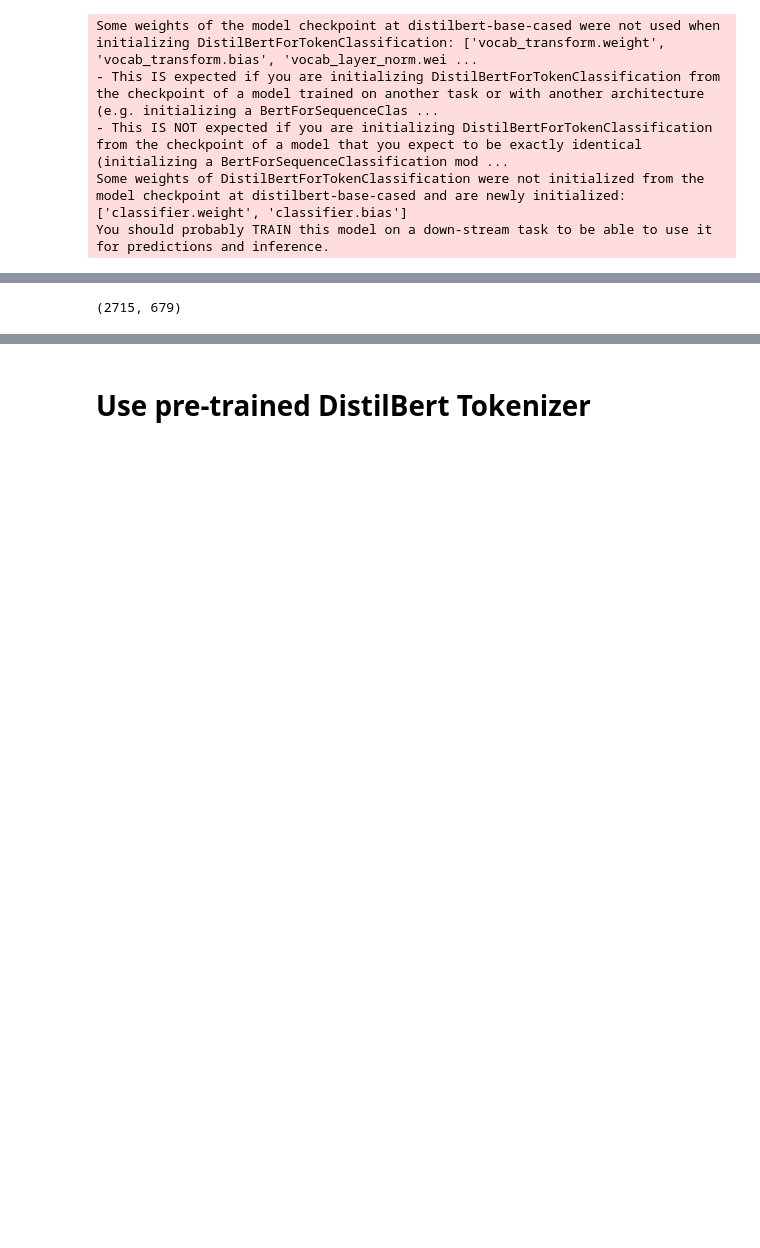
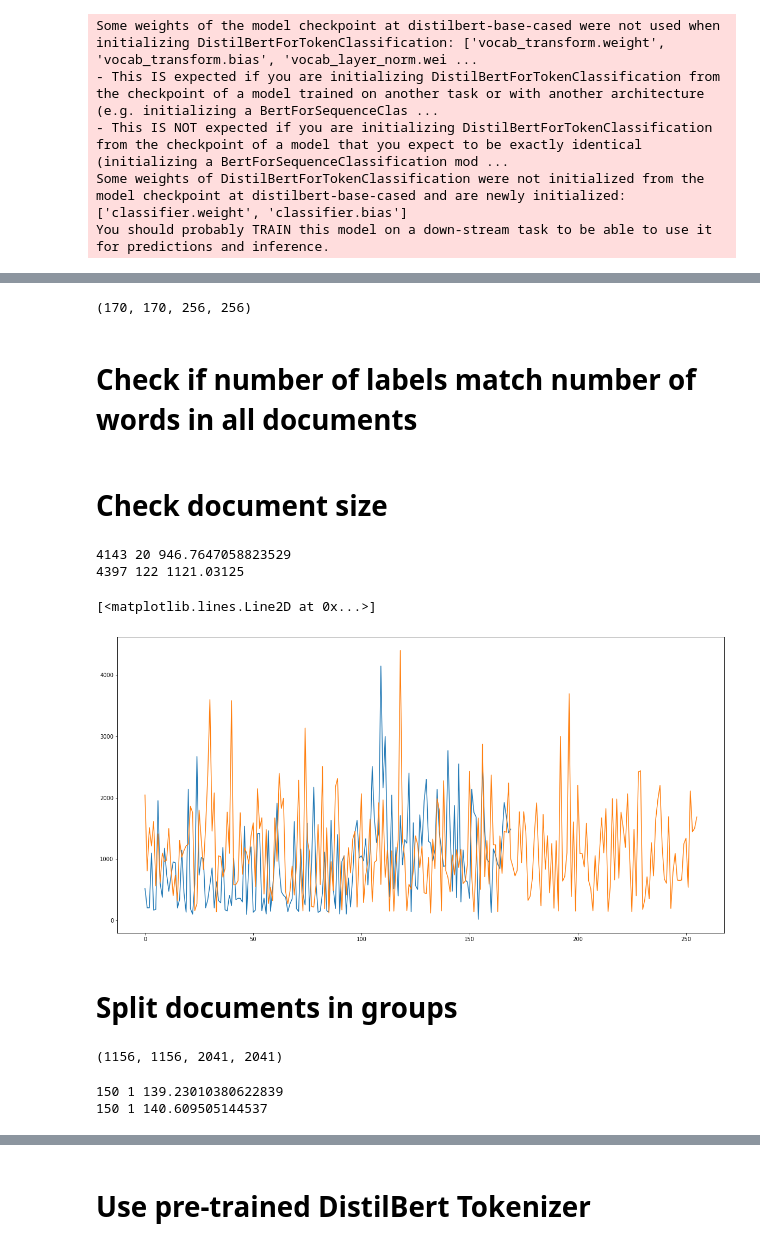
Before and after one commit to JacopoMangiavacchi/NER_Training, a Jupyter notebook: N2C2/train_ner_with_explicit_model-N2C2_IOB.ipynb, the cells around one changed output, grey strips where cells are left out. Cells and saved outputs as stored; diff of their text form; code cells hidden in the pictures; blank space fills up the shorter version.

```diff
--- a/N2C2/train_ner_with_explicit_model-N2C2_IOB.ipynb
+++ b/N2C2/train_ner_with_explicit_model-N2C2_IOB.ipynb
@@ -652,20 +613,23 @@ def read_wnut(file_path):
     file_path = Path(file_path)
 
     raw_text = file_path.read_text().strip()
-    raw_docs = re.split(r'\n\t?\n', raw_text)
+    raw_docs = re.split(r'\n\n\n', raw_text)
     token_docs = []
     tag_docs = []
     for doc in raw_docs:
-        tokens = []
-        tags = []
-        for line in doc.split('\n'):
-            token, tag = line.split('\t')
-            tokens.append(token)
-            tags.append(tag)
-        token_docs.append(tokens)
-        tag_docs.append(tags)
+        if len(doc) > 0:
+            tokens = []
+            tags = []
+            for line in doc.split('\n'):
+                if len(line) > 0:
+                    token, tag = line.split('\t')
+                    tokens.append(token)
+                    tags.append(tag)
+            token_docs.append(tokens)
+            tag_docs.append(tags)
 
     return token_docs, tag_docs
-
-texts, tags = read_wnut('wnut17train.conll')
+# %%
+train_texts, train_tags = read_wnut('train.iob')
+val_texts, val_tags = read_wnut('test.iob')
 # %%
@@ -692,3 +644,0 @@ print(texts[0][10:17], tags[0][10:17], sep='\n')
-# %%
-from sklearn.model_selection import train_test_split
-train_texts, val_texts, train_tags, val_tags = train_test_split(texts, tags, test_size=.2)
@@ -695,4 +655,6 @@ train_texts, val_texts, train_tags, val_tags = train_test_split(texts, tags, tes
 # %%
-len(train_texts), len(val_texts)
+len(train_texts), len(train_tags), len(val_texts), len(val_tags)
 # %% [output]
-(2715, 679)
+(170, 170, 256, 256)
+# %% [markdown]
+# Check if number of labels match number of words in all documents
@@ -698,0 +666,22 @@ len(train_texts), len(val_texts)
+# %% [markdown]
+# Check document size
+# %%
+import numpy as np
+import matplotlib.pyplot as plt
+
+len_train_texts = np.array([len(x) for x in train_texts])
+len_val_texts = np.array([len(x) for x in val_texts])
+
+print(len_train_texts.max(), len_train_texts.min(), len_train_texts.mean())
+print(len_val_texts.max(), len_val_texts.min(), len_val_texts.mean())
+
+plt.figure(figsize=(20,10))
+plt.plot(len_train_texts)
+plt.plot(len_val_texts)
+# %% [output]
+4143 20 946.7647058823529
+4397 122 1121.03125
+[<matplotlib.lines.Line2D at 0x...>]
+[figure, added]
+# %% [markdown]
+# Split documents in groups
@@ -699 +705,14 @@ len(train_texts), len(val_texts)
+# %%
+len(train_texts), len(train_tags), len(val_texts), len(val_tags)
+# %% [output]
+(1156, 1156, 2041, 2041)
+# %%
+len_train_texts = np.array([len(x) for x in train_texts])
+len_val_texts = np.array([len(x) for x in val_texts])
+
+print(len_train_texts.max(), len_train_texts.min(), len_train_texts.mean())
+print(len_val_texts.max(), len_val_texts.min(), len_val_texts.mean())
+# %% [output]
+150 1 139.23010380622839
+150 1 140.609505144537
 # %%
```
Also changed, not shown: parts of 23 cells of this notebook.
